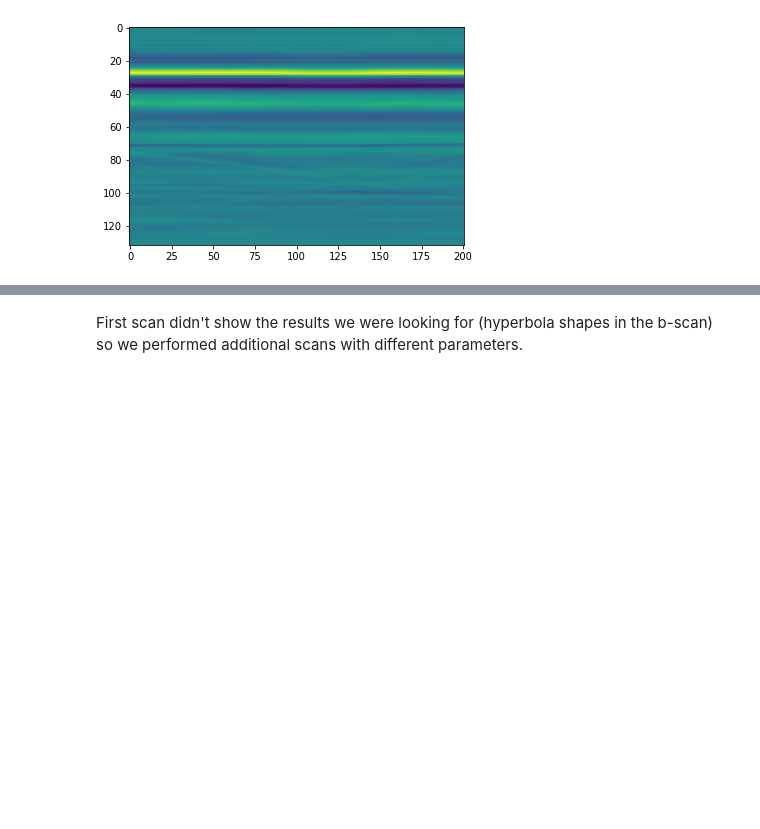
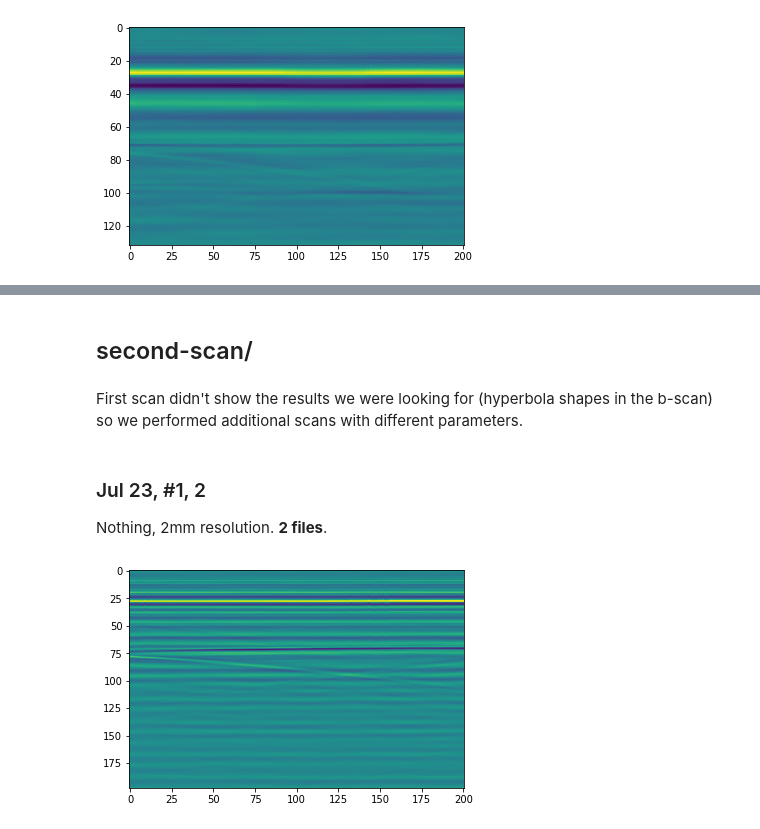
Before and after one commit to lnadi17/znd-remote-controller, a Jupyter notebook: scan-visualize.ipynb, the cells around one changed output, grey strips where cells are left out. Cells and saved outputs as stored; diff of their text form; code cells hidden in the pictures; blank space fills up the shorter version.

Commit message:
Visualize all available scans

```diff
--- a/scan-visualize.ipynb
+++ b/scan-visualize.ipynb
@@ -89,2 +87,34 @@ draw_image(plot)
-# %% [markdown]
-First scan didn't show the results we were looking for (hyperbola shapes in the b-scan) so we performed additional scans with different parameters.
+# %% [markdown]
+## second-scan/
+# %% [markdown]
+First scan didn't show the results we were looking for (hyperbola shapes in the b-scan) so we performed additional scans with different parameters.
+# %%
+root = 'second-scan/parsed/'
+data_files = []
+for file in sorted(os.listdir(root)):
+    if '.npy' not in file:
+        continue
+    b_scan = np.loadtxt(root + file, comments='%', delimiter=',').transpose()
+    data_files.append(b_scan)
+
+def draw_scan(file_number, sample_nth=1, zero_padding=0, end_index=None):
+    b_scan = data_files[file_number]
+    b_scan = join_as_complex(b_scan)
+    b_scan = b_scan[2:] + [b_scan[1]]
+
+    cut_b_scan = np.array(b_scan)[:, zero_padding:]
+    zeros = np.zeros((cut_b_scan.shape[0], zero_padding))
+    b_scan_filtered = np.concatenate((zeros, cut_b_scan), axis=1)
+
+    if end_index is not None:
+        b_scan_filtered = b_scan_filtered[:end_index]
+
+    plot = np.apply_along_axis(np.fft.irfft, 1, np.array(b_scan_filtered)[:, ::sample_nth])
+    draw_image(plot)
+# %% [markdown]
+### Jul 23, #1, 2
+Nothing, 2mm resolution. **2 files**.
+# %%
+draw_scan(0, sample_nth=10, zero_padding=200, end_index=600)
+# %% [output]
+[figure, added]
```
Also changed, not shown: parts of 39 cells of this notebook.
